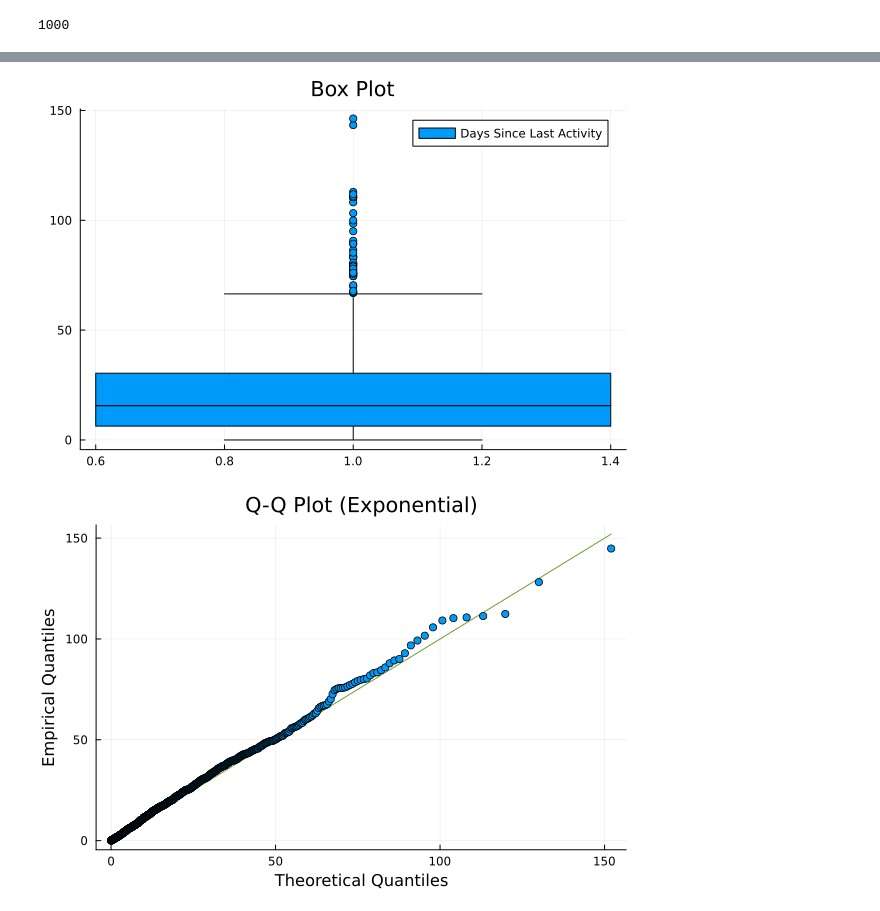
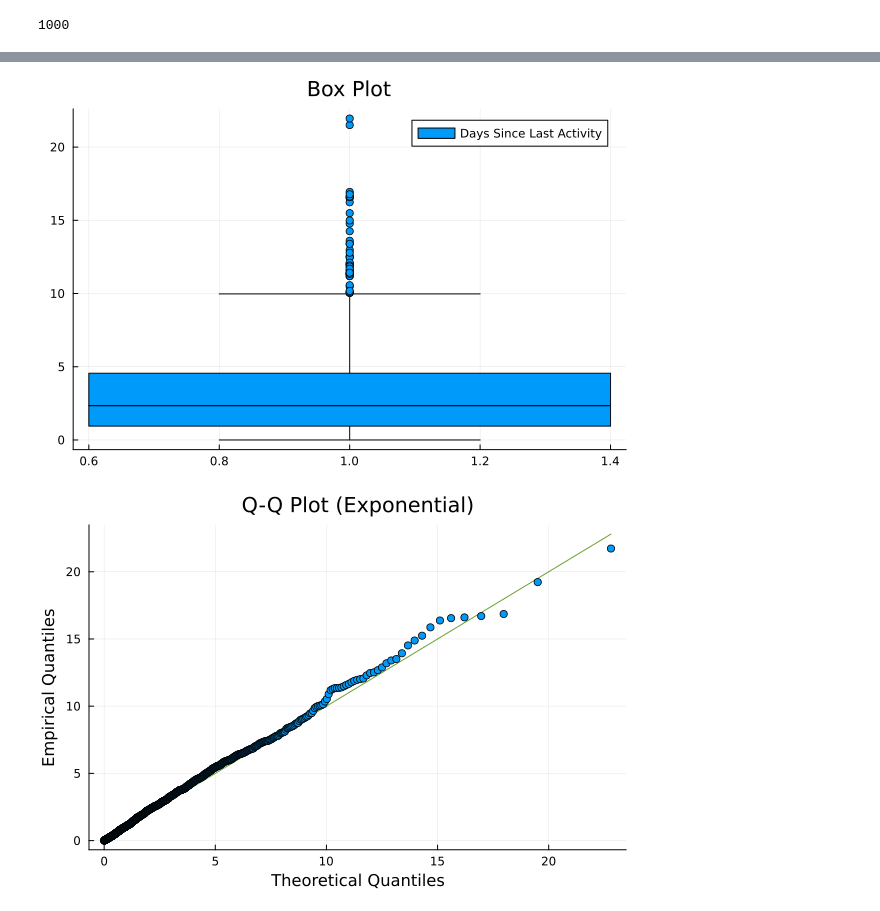
Before and after one commit to tndd/Mymljl, a Jupyter notebook: src/011_prac_self_model.ipynb, the cells around one changed output, grey strips where cells are left out. Drawn from its saved outputs; the diff is of its cells as text; code cells hidden in the pictures.

```diff
--- a/src/011_prac_self_model.ipynb
+++ b/src/011_prac_self_model.ipynb
@@ -20,7 +20,7 @@ n_samples = 1000
 using Distributions
 using StatsPlots
 
-DaysSinceLastActivity = rand(Exponential(20), n_samples)
+DaysSinceLastActivity = rand(Exponential(3), n_samples)
 display(first(DaysSinceLastActivity, 10))
 
 histogram(
@@ -90,18 +90,18 @@ boxplot(
     title="Box Plot"
 )
 # %% [output]
-[figure, old version]
+[figure, new version]
 # %%
 qqplot(
-    Exponential(20),
+    Exponential(3),
     DaysSinceLastActivity,
     label="Q-Q Plot",
     title="Q-Q Plot (Exponential)",
     xlabel="Theoretical Quantiles",
     ylabel="Empirical Quantiles"
 )
 # %% [output]
-[figure, old version]
+[figure, new version]
 # %%
 violin(
     DaysSinceLastActivity,
```
Also changed, not shown: parts of 9 cells of this notebook.
